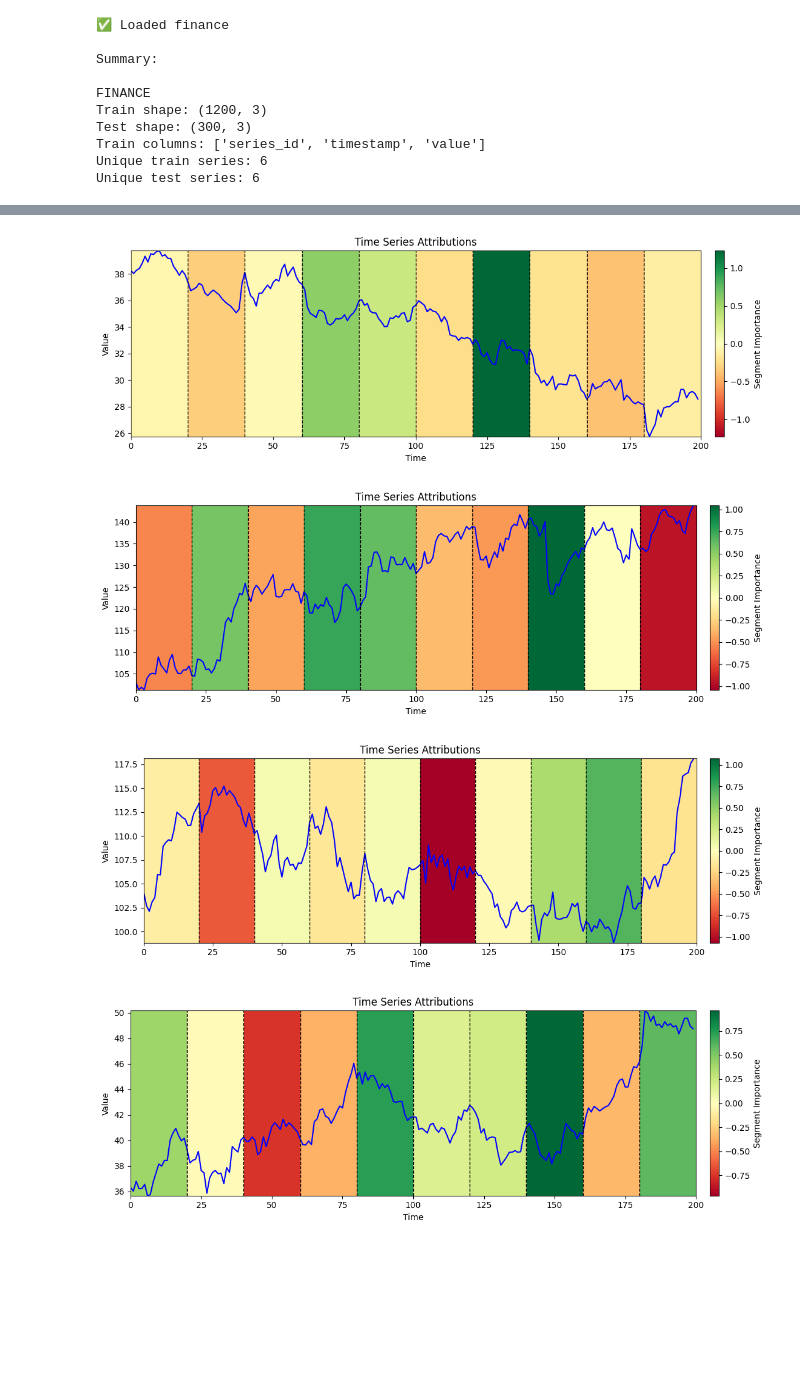
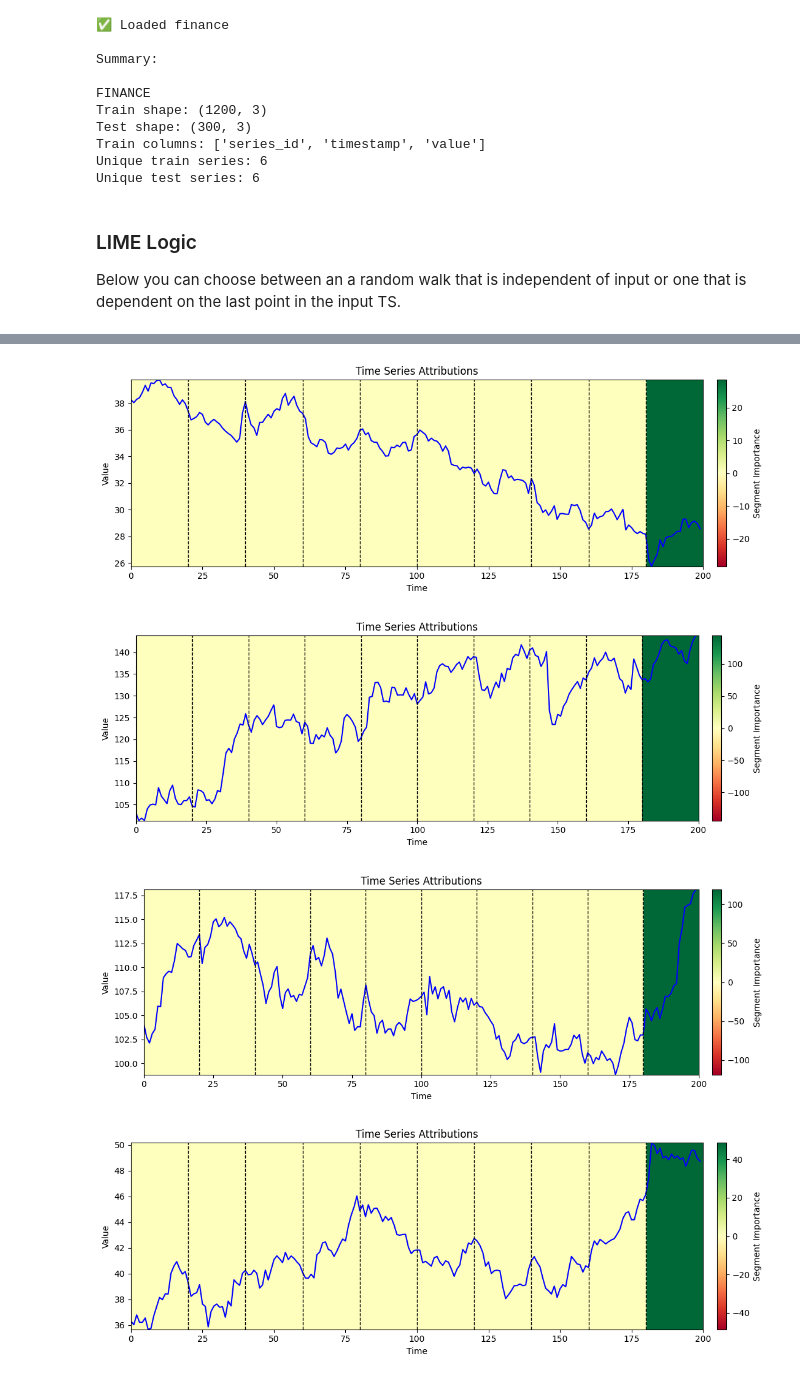
Before and after one commit to John-A-Aydin/ts-lime-demo, a Jupyter notebook: index.ipynb, the cells around one changed output, grey strips where cells are left out. Cells and saved outputs as stored; diff of their text form; code cells hidden in the pictures; blank space fills up the shorter version.

Commit message:
Added another random walk implementation

```diff
--- a/index.ipynb
+++ b/index.ipynb
@@ -45,14 +45,30 @@ Test shape: (300, 3)
 Train columns: ['series_id', 'timestamp', 'value']
 Unique train series: 6
 Unique test series: 6
+# %% [markdown]
+### LIME Logic
+
+Below you can choose between an a random walk that is independent of input or one that is dependent on the last point in the input TS.
 # %%
+#########################################################################
+#################### Choose which random walk to use ####################
+#########################################################################
+# -----------------------------------------------------------------------
+
+# Option 1: Completely random - Importances should converge to 0
+# from utils.random_walks.independent_walk import generate_random_walk
+
+# Option 2: Dependent on the last point of the time series -- Should show all importance to the last value
+from utils.random_walks.continuous_walk import generate_random_walk
+
+# -----------------------------------------------------------------------
+
 import numpy as np
 
 from tsmule.sampling.perturb import Perturbation
 from tsmule.xai.lime import LimeTS, Kernels
 
 from utils.segmentation import UniformSegmentation
-from utils.random_walk import generate_random_walk
 from utils.visualization import visualize_segmentation_heatmap
 
 # Index in the forecast to explain.
@@ -76,7 +92,7 @@ def create_predict_fn(index_to_explain, model_cfg, prefix):
     def predict_fn(X):
         X_full = np.vstack((prefix, X)) # Not actually needed
 
-        pred = generate_random_walk(n_steps=index_to_explain + 1)
+        pred = generate_random_walk(X, n_steps=index_to_explain + 1)
 
         return np.array(pred[index_to_explain])
     return predict_fn
@@ -127,4 +143,4 @@ for series in data:
-[figure, old version]
+[figure, new version]
-[figure, old version]
+[figure, new version]
-[figure, old version]
+[figure, new version]
-[figure, old version]
+[figure, new version]
```
Also changed, not shown: parts of 1 cell of this notebook, 3 other files.
